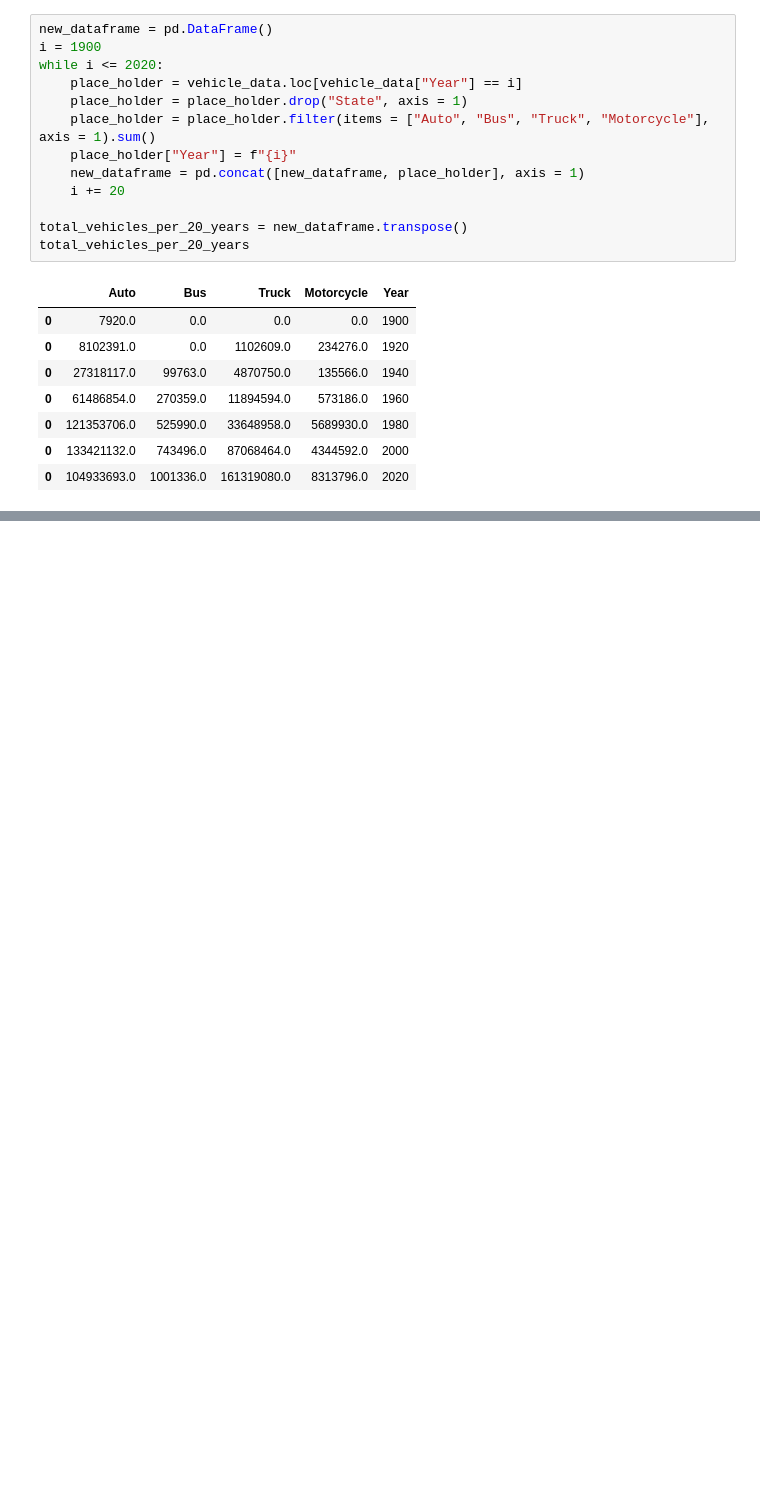
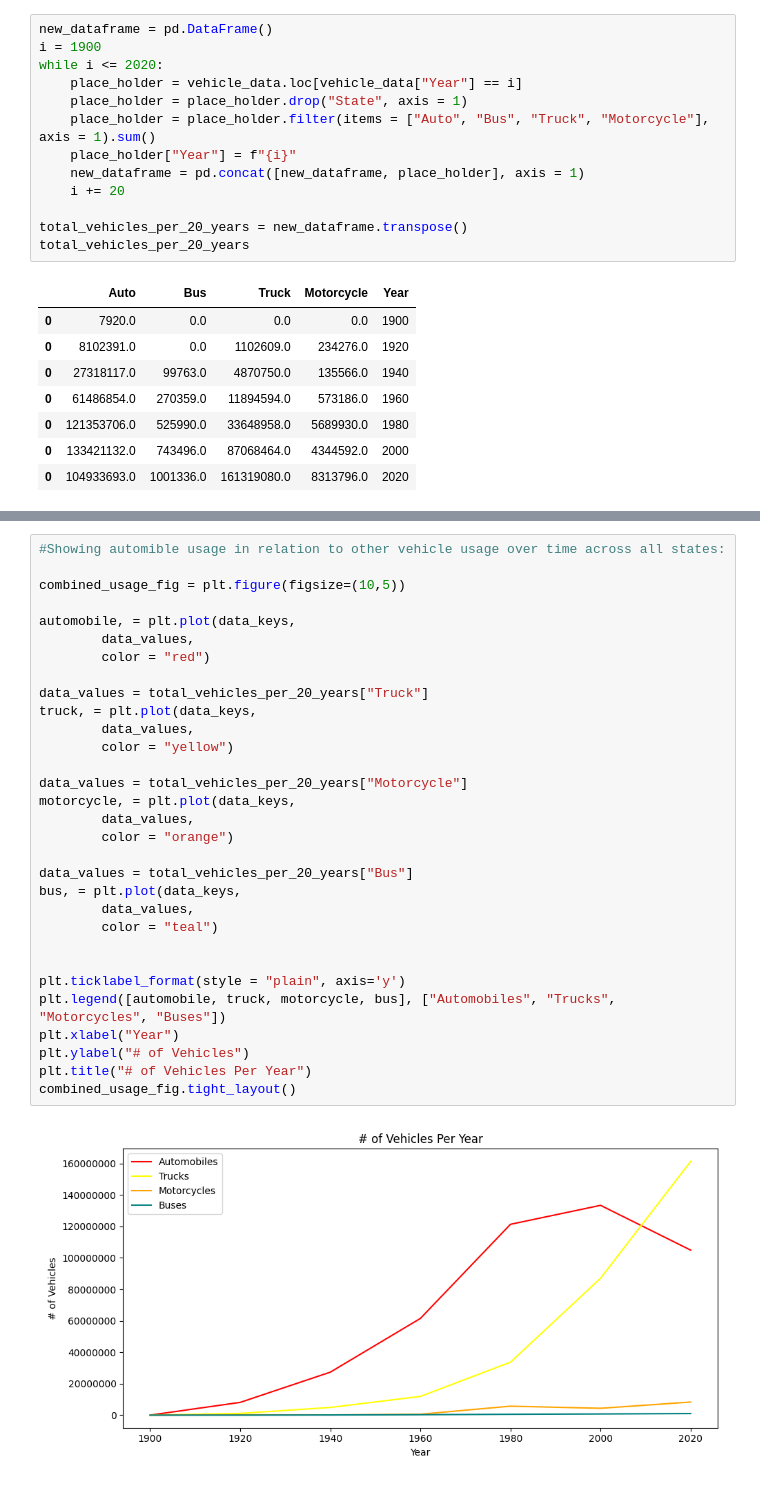
Before and after one commit to Eli80763/data-science-passion-project, a Jupyter notebook: project.ipynb, the cells around one changed output, grey strips where cells are left out. Cells and saved outputs as stored; diff of their text form; blank space fills up the shorter version.

```diff
--- a/project.ipynb
+++ b/project.ipynb
@@ -143,0 +147,33 @@ Text(0.5, 1.0, '# of Automobiles Per Year')
+# %%
+#Showing automible usage in relation to other vehicle usage over time across all states:
+
+combined_usage_fig = plt.figure(figsize=(10,5))
+
+automobile, = plt.plot(data_keys,
+        data_values,
+        color = "red")
+
+data_values = total_vehicles_per_20_years["Truck"]
+truck, = plt.plot(data_keys,
+        data_values,
+        color = "yellow")
+
+data_values = total_vehicles_per_20_years["Motorcycle"]
+motorcycle, = plt.plot(data_keys,
+        data_values,
+        color = "orange")
+
+data_values = total_vehicles_per_20_years["Bus"]
+bus, = plt.plot(data_keys,
+        data_values,
+        color = "teal")
+
+
+plt.ticklabel_format(style = "plain", axis='y')
+plt.legend([automobile, truck, motorcycle, bus], ["Automobiles", "Trucks", "Motorcycles", "Buses"])
+plt.xlabel("Year")
+plt.ylabel("# of Vehicles")
+plt.title("# of Vehicles Per Year")
+combined_usage_fig.tight_layout()
+# %% [output]
+[figure, added]
```
Also changed, not shown: parts of 4 cells of this notebook.
